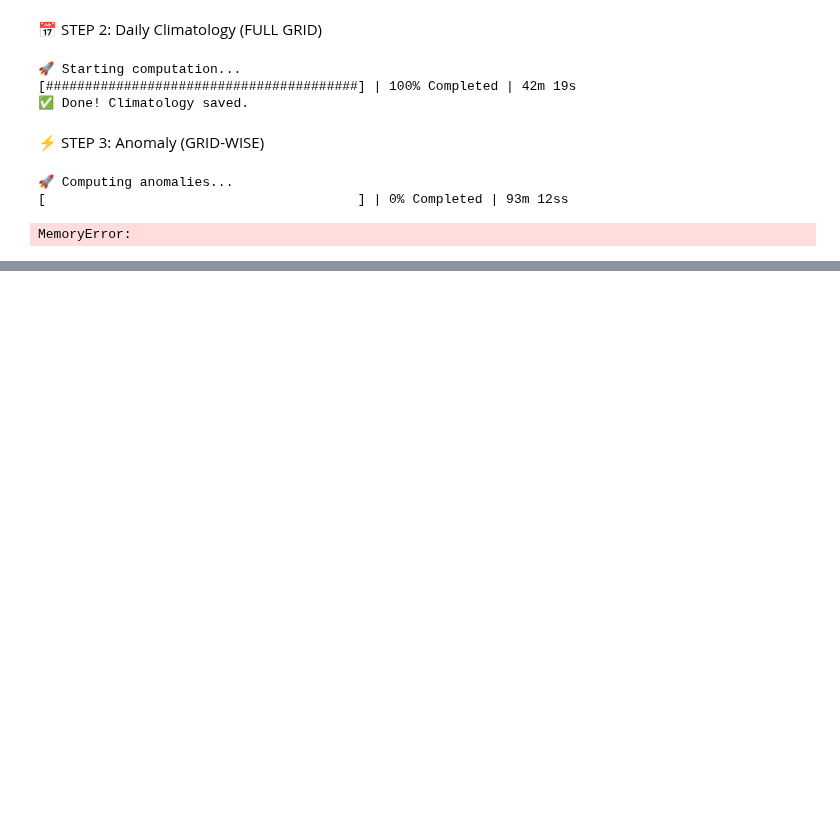
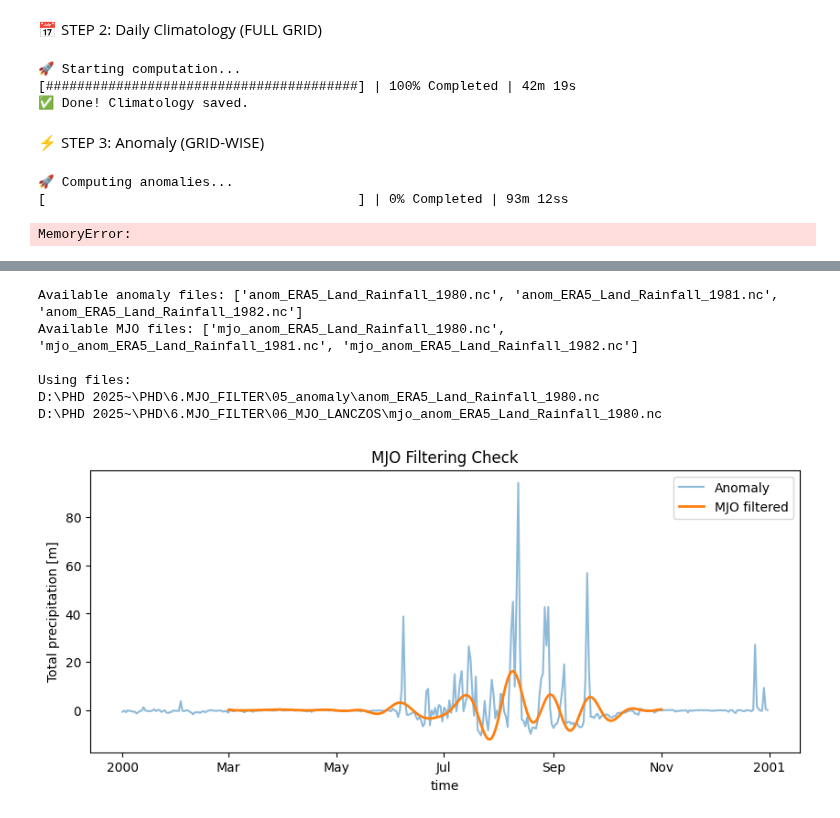
Before and after one commit to nilayiitkgpgit/ERA5, a Jupyter notebook: 5.MJO_Filtering.ipynb, the cells around one changed output, grey strips where cells are left out. Cells and saved outputs as stored; diff of their text form; code cells hidden in the pictures; blank space fills up the shorter version.

```diff
--- a/5.MJO_Filtering.ipynb
+++ b/5.MJO_Filtering.ipynb
@@ -205,0 +688,70 @@ MemoryError:
+# %%
+import xarray as xr
+import os
+import pandas as pd
+import matplotlib.pyplot as plt
+
+# ============================================
+# AUTO PICK FILE
+# ============================================
+
+anom_folder = r"D:\PHD 2025~\PHD\6.MJO_FILTER\05_anomaly"
+mjo_folder  = r"D:\PHD 2025~\PHD\6.MJO_FILTER\06_MJO_LANCZOS"
+
+anom_files = sorted([f for f in os.listdir(anom_folder) if f.endswith(".nc")])
+mjo_files  = sorted([f for f in os.listdir(mjo_folder) if f.endswith(".nc")])
+
+print("Available anomaly files:", anom_files[:3])
+print("Available MJO files:", mjo_files[:3])
+
+# Pick first file
+anom_file = os.path.join(anom_folder, anom_files[0])
+mjo_file  = os.path.join(mjo_folder,  mjo_files[0])
+
+print("\nUsing files:")
+print(anom_file)
+print(mjo_file)
+
+# ============================================
+# LOAD DATA
+# ============================================
+
+anom = xr.open_dataset(anom_file)['tp_anomaly']
+mjo  = xr.open_dataset(mjo_file)['tp_mjo']
+
+# ============================================
+# FIX TIME AXIS
+# ============================================
+
+n = anom.sizes['dayofyear']
+time = pd.date_range("2000-01-01", periods=n)
+
+anom = anom.assign_coords(dayofyear=time).rename({'dayofyear': 'time'})
+
+# ============================================
+# PICK GRID POINT
+# ============================================
+
+lat, lon = 25, 80
+
+ts_anom = anom.sel(latitude=lat, longitude=lon, method='nearest')
+ts_mjo  = mjo.sel(latitude=lat, longitude=lon, method='nearest')
+
+# ============================================
+# PLOT
+# ============================================
+
+plt.figure(figsize=(10,4))
+ts_anom.plot(label='Anomaly', alpha=0.5)
+ts_mjo.plot(label='MJO filtered', linewidth=2)
+plt.legend()
+plt.title("MJO Filtering Check")
+plt.show()
+# %% [output]
+Available anomaly files: ['anom_ERA5_Land_Rainfall_1980.nc', 'anom_ERA5_Land_Rainfall_1981.nc', 'anom_ERA5_Land_Rainfall_1982.nc']
+Available MJO files: ['mjo_anom_ERA5_Land_Rainfall_1980.nc', 'mjo_anom_ERA5_Land_Rainfall_1981.nc', 'mjo_anom_ERA5_Land_Rainfall_1982.nc']
+
+Using files:
+D:\PHD 2025~\PHD\6.MJO_FILTER\05_anomaly\anom_ERA5_Land_Rainfall_1980.nc
+D:\PHD 2025~\PHD\6.MJO_FILTER\06_MJO_LANCZOS\mjo_anom_ERA5_Land_Rainfall_1980.nc
+[figure, added]
```
Also changed, not shown: parts of 17 cells of this notebook, 1 other file.
